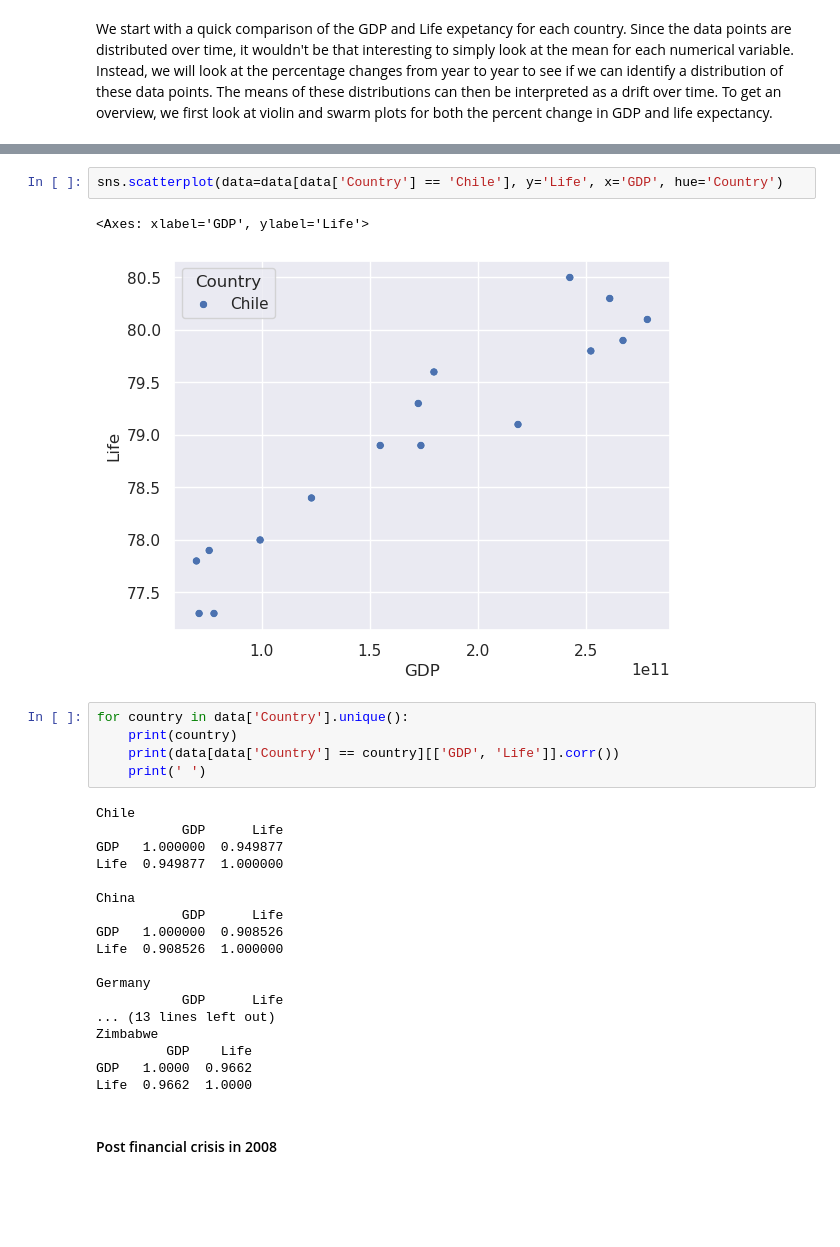
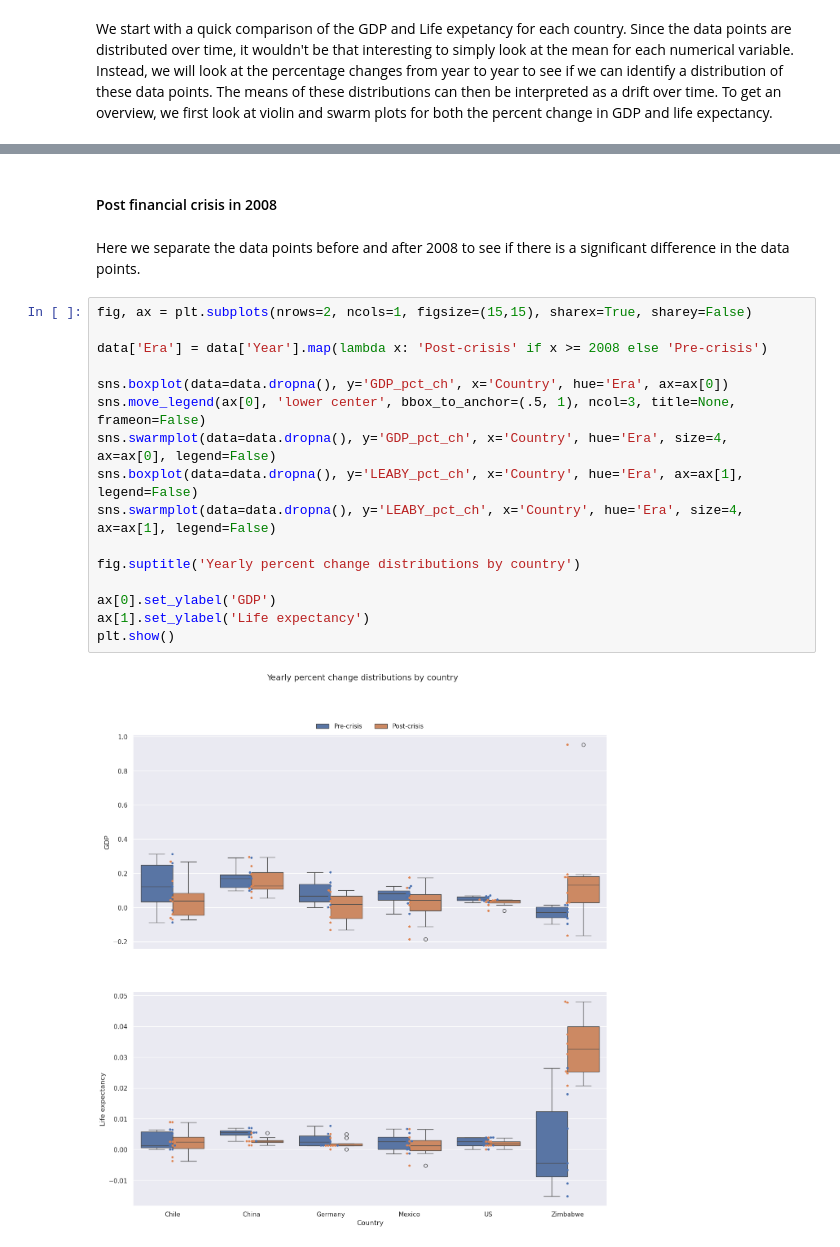
Before and after one commit to NicolaiBanke/Life-Expectancy-and-GDP, a Jupyter notebook: life_expectancy_gdp.ipynb, the cells around one changed output, grey strips where cells are left out. Drawn from its saved outputs; the diff is of its cells as text; blank space fills up the shorter version.

```diff
--- a/life_expectancy_gdp.ipynb
+++ b/life_expectancy_gdp.ipynb
@@ -108,32 +157,24 @@ Unsurprisingly, the United States, with China catching up, dominate the other co
 
 Also, life expectancy is very similar for all countries except Zimbabwe, which despite a significant improvement over years still lags after the other countries. The improvement also seems to roughly coincide with the change in direction of the GDP at around the years 2008-2009.
-# %%
-sns.scatterplot(data=data[data['Country'] == 'Chile'], y='Life', x='GDP', hue='Country')
-# %% [output]
-<Axes: xlabel='GDP', ylabel='Life'>
-[figure, removed]
-# %%
-for country in data['Country'].unique():
-    print(country)
-    print(data[data['Country'] == country][['GDP', 'Life']].corr())
-    print(' ')
-# %% [output]
-Chile
-           GDP      Life
-GDP   1.000000  0.949877
-Life  0.949877  1.000000
-
-China
-           GDP      Life
-GDP   1.000000  0.908526
-Life  0.908526  1.000000
-
-Germany
-           GDP      Life
-... (13 lines left out)
-Zimbabwe
-         GDP    Life
-GDP   1.0000  0.9662
-Life  0.9662  1.0000
 # %% [markdown]
 #### Post financial crisis in 2008
+# %% [markdown]
+Here we separate the data points before and after 2008 to see if there is a significant difference in the data points.
+# %%
+fig, ax = plt.subplots(nrows=2, ncols=1, figsize=(15,15), sharex=True, sharey=False)
+
+data['Era'] = data['Year'].map(lambda x: 'Post-crisis' if x >= 2008 else 'Pre-crisis')
+
+sns.boxplot(data=data.dropna(), y='GDP_pct_ch', x='Country', hue='Era', ax=ax[0])
+sns.move_legend(ax[0], 'lower center', bbox_to_anchor=(.5, 1), ncol=3, title=None, frameon=False)
+sns.swarmplot(data=data.dropna(), y='GDP_pct_ch', x='Country', hue='Era', size=4, ax=ax[0], legend=False)
+sns.boxplot(data=data.dropna(), y='LEABY_pct_ch', x='Country', hue='Era', ax=ax[1], legend=False)
+sns.swarmplot(data=data.dropna(), y='LEABY_pct_ch', x='Country', hue='Era', size=4, ax=ax[1], legend=False)
+
+fig.suptitle('Yearly percent change distributions by country')
+
+ax[0].set_ylabel('GDP')
+ax[1].set_ylabel('Life expectancy')
+plt.show()
+# %% [output]
+[figure, added]
```
Also changed, not shown: parts of 15 cells of this notebook.
